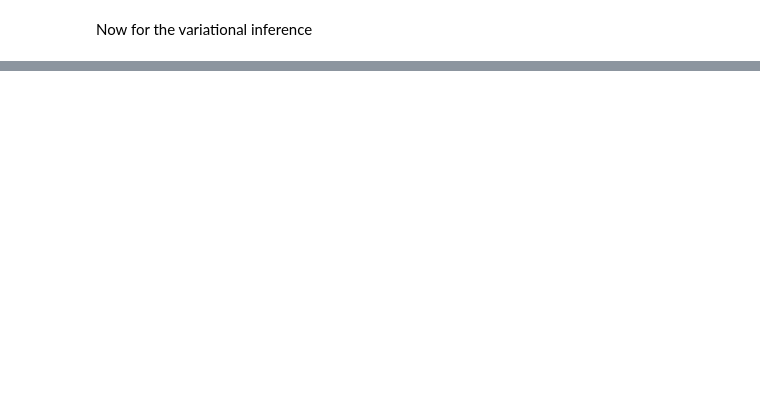
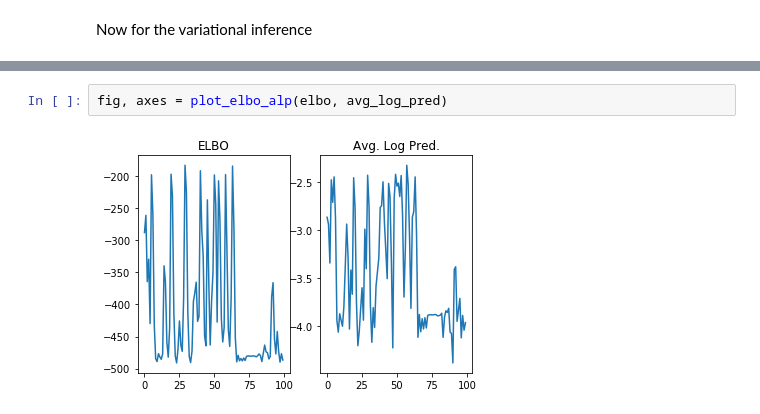
Before and after one commit to mbarsbey/Eigenfaces-basisfaces, a Jupyter notebook: variational-inference.ipynb, the cells around one changed output, grey strips where cells are left out. Saved outputs shown, nothing was run; the diff lists cells and outputs as text; blank space fills up the shorter version.

```diff
--- a/variational-inference.ipynb
+++ b/variational-inference.ipynb
@@ -326,0 +360,4 @@ fig, ax = plot_predictive(x, K, m, title="Posterior predictive distribution usin
+# %%
+fig, axes = plot_elbo_alp(elbo, avg_log_pred)
+# %% [output]
+[figure, added]
```
Also changed, not shown: parts of 19 cells of this notebook, 1 other file.
